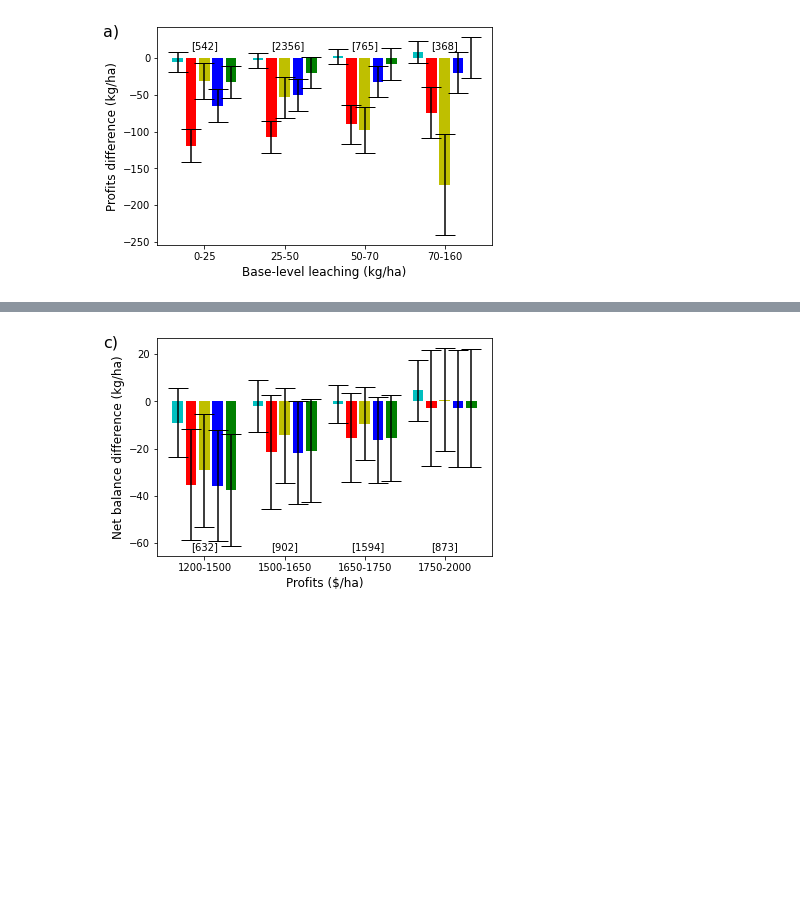
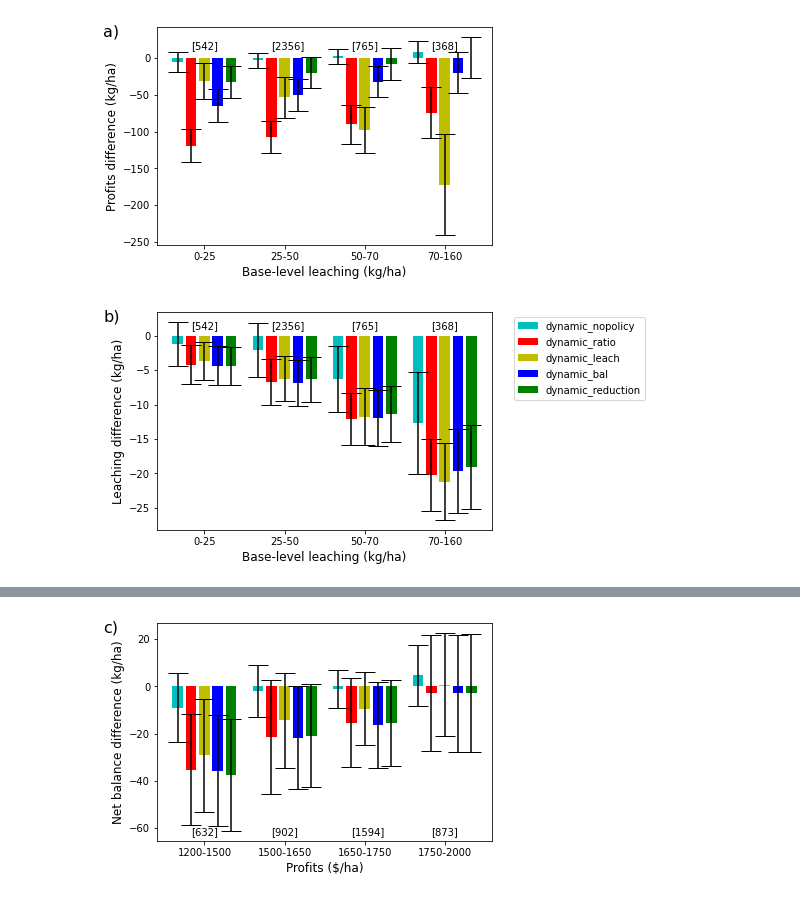
Before and after one commit to germanmandrini/n_policy, a Jupyter notebook: Codes/7a_field_effects.ipynb, the cells around one changed output, grey strips where cells are left out. Drawn from its saved outputs; the diff is of its cells as text; code cells hidden in the pictures; blank space fills up the shorter version.

```diff
--- a/Codes/7a_field_effects.ipynb
+++ b/Codes/7a_field_effects.ipynb
@@ -160,34 +160,37 @@ pos4 = [x + 3 for x in pos1]
 pos5 = [x + 4 for x in pos1]
 
 ax.bar(x = pos1, height = bar_nopolicy_dt['L_diff']['mean'],color = 'c', label = 'dynamic_nopolicy',
       yerr=bar_nopolicy_dt['L_diff']['std'],align='center', alpha=1, ecolor='black', capsize=10)
 
 ax.bar(x = pos2, height = bar_ratio_dt['L_diff']['mean'],color = 'r',label = 'dynamic_ratio',
       yerr=bar_ratio_dt['L_diff']['std'],align='center', alpha=1, ecolor='black', capsize=10)
 
 ax.bar(x = pos3, height = bar_leach_dt['L_diff']['mean'],color = 'y',label = 'dynamic_leach',
       yerr=bar_leach_dt['L_diff']['std'],align='center', alpha=1, ecolor='black', capsize=10)
 
 ax.bar(x = pos4, height = bar_bal_dt['L_diff']['mean'],color = 'b',label = 'dynamic_bal',
       yerr=bar_nred_dt['L_diff']['std'],align='center', alpha=1, ecolor='black', capsize=10)
 
 ax.bar(x = pos5, height = bar_nred_dt['L_diff']['mean'],color = 'g',label = 'dynamic_reduction',
       yerr=bar_nred_dt['L_diff']['std'],align='center', alpha=1, ecolor='black', capsize=10)
 
 count_dt = bar_dt[bar_dt.policy_name == 'bal'].reset_index()
+
 for counter, value in enumerate(pos2):
-    ax.annotate(count_dt.L_diff['count'][counter], xy=(value, 0.2), xycoords='data', textcoords='data')
+    ax.annotate('['+str(count_dt.L_diff['count'][counter])+']', xy=(value, 1), xycoords='data', textcoords='data')
 
 plt.gcf().text(0, 0.85, 'b)', fontsize=16)
 plt.xlabel("Base-level leaching (kg/ha)", size = 12)
 plt.ylabel("Leaching difference (kg/ha)", size = 12)
 
 plt.xticks(pos3, x_labels)
 
 plt.legend(ncol=1, bbox_to_anchor=(1.05, 1), loc='upper left')
 
 plot_file_name = "/home/germanm2/n_policy_box/Data/figures/field_effects_bar_b.png"
 plt.savefig(plot_file_name, dpi=300, bbox_inches='tight')
+# %% [output]
+[figure, added]
 # %%
 hist = perfomances_opt_df2['P_0'].hist(bins=5)
 # %%
```
Also changed, not shown: 2 other files.
